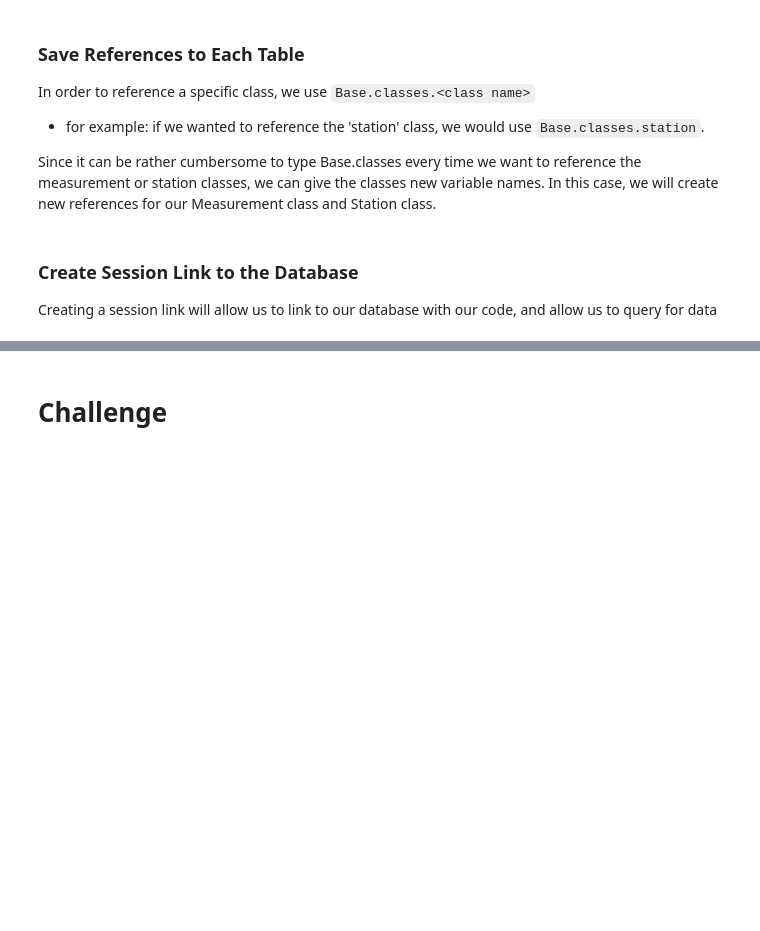
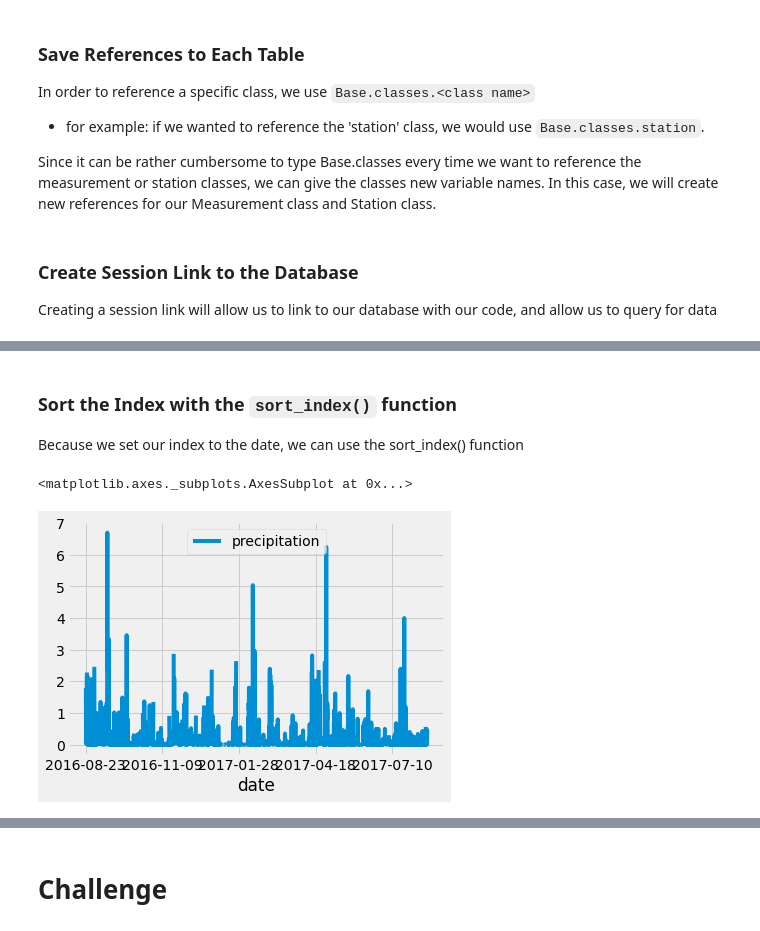
Before and after one commit to asukmawan/surfs_up, a Jupyter notebook: climate_analysis.ipynb, the cells around one changed output, grey strips where cells are left out. Saved outputs shown, nothing was run; the diff lists cells and outputs as text; code cells hidden in the pictures; blank space fills up the shorter version.

Commit message:
Precipitation and Weather Stations Analysis

```diff
--- a/climate_analysis.ipynb
+++ b/climate_analysis.ipynb
@@ -70,13 +78,8 @@ session = Session(engine)
 # %%
 # Design a query to retrieve the last 12 months of precipitation data and plot the results.
 #Starting from the last data point in the database.
+prev_year = dt.date(2017, 8, 23)
 
 # Calculate the date one year from the last date in data set.
-
-# Perform a query to retrieve the data and precipitation scores
-
-# Save the query results as a Pandas DataFrame and set the index to the date column
-
-# Sort the dataframe by date
-
-# Use Pandas Plotting with Matplotlib to plot the data
+# The dt.timedelta() function is used to go back a certain amount of time - datetime.timedelta(days=0, seconds=0, microseconds=0, milliseconds=0, minutes=0, hours=0)
+prev_year = dt.date(2017, 8, 23) - dt.timedelta(days=365)
@@ -82,0 +96,5 @@ session = Session(engine)
+# %%
+# Perform a query to retrieve the data and precipitation scores
+results = []
+results = session.query(Measurement.date, Measurement.prcp).filter(Measurement.date >= prev_year).all()
+print(results)
@@ -82,0 +115,7 @@ session = Session(engine)
+# %%
+# Save the query results as a Pandas DataFrame and set the index to the date column
+df = pd.DataFrame(results, columns=['date','precipitation'])
+df.set_index(df['date'], inplace=True)
+
+# Print the df and see the result
+print(df)
@@ -83 +161,12 @@ session = Session(engine)
+# %% [markdown]
+### Sort the Index with the `sort_index()` function
+Because we set our index to the date, we can use the sort_index() function
+# %%
+# Sort the dataframe by date
+df = df.sort_index()
+# Use Pandas Plotting with Matplotlib to plot the data
+df.plot()
+# %% [output]
+<matplotlib.axes._subplots.AxesSubplot at 0x...>
+[figure, added]
 # %%
```
Also changed, not shown: parts of 19 cells of this notebook.
